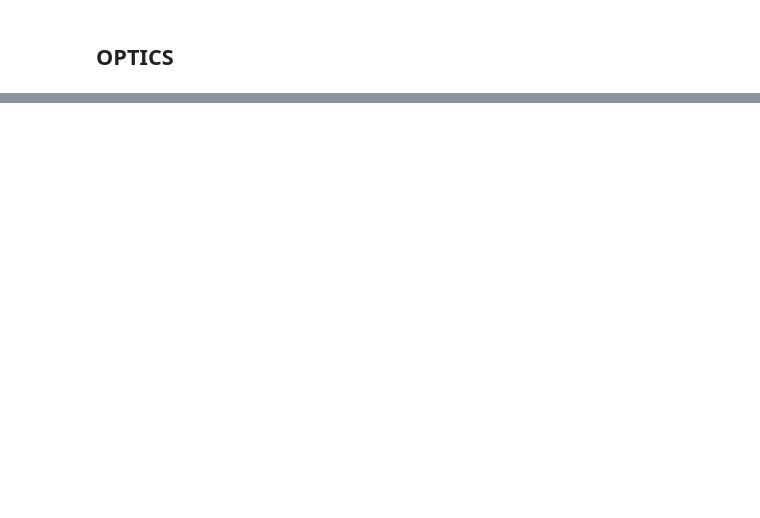
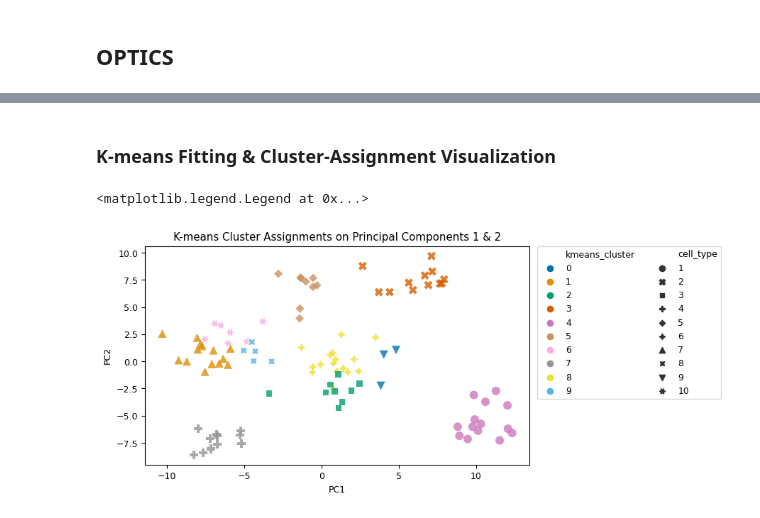
Before and after one commit to BrentonGraham/biomedical-ml-anschutz, a Jupyter notebook: 5. Clustering/Clustering.ipynb, the cells around one changed output, grey strips where cells are left out. Saved outputs shown, nothing was run; the diff lists cells and outputs as text; code cells hidden in the pictures; blank space fills up the shorter version.

```diff
--- a/5. Clustering/Clustering.ipynb
+++ b/5. Clustering/Clustering.ipynb
@@ -383,0 +440,22 @@ plt.legend(bbox_to_anchor=(1.01, 1), loc='upper left', title='Cluster', borderax
+# %% [markdown]
+### K-means Fitting & Cluster-Assignment Visualization
+# %%
+# Fit model
+kmeans_clusterer = KMeans(n_clusters=10, random_state=1)
+kmeans = kmeans_clusterer.fit(X_testRed)
+
+# Add cluster assignments to reduced DF
+X_testRedDF['kmeans_cluster'] = kmeans.labels_
+
+# Set figure space
+fig, ax = plt.subplots(figsize=(7, 4))
+plt.rcParams.update({'font.size': 9})
+
+# Plot PCA with K-Means cluster assignments
+sns.scatterplot(x='PC1', y='PC2', hue='kmeans_cluster', style='cell_type', data=X_testRedDF,
+                palette='colorblind', linewidth=0, alpha=.8, s=75)
+plt.title('K-means Cluster Assignments on Principal Components 1 & 2')
+plt.legend(bbox_to_anchor=(1.02, 1), loc='upper left', borderaxespad=0, ncol=2)
+# %% [output]
+<matplotlib.legend.Legend at 0x...>
+[figure, added]
```
Also changed, not shown: parts of 85 cells of this notebook, 2 other files.
